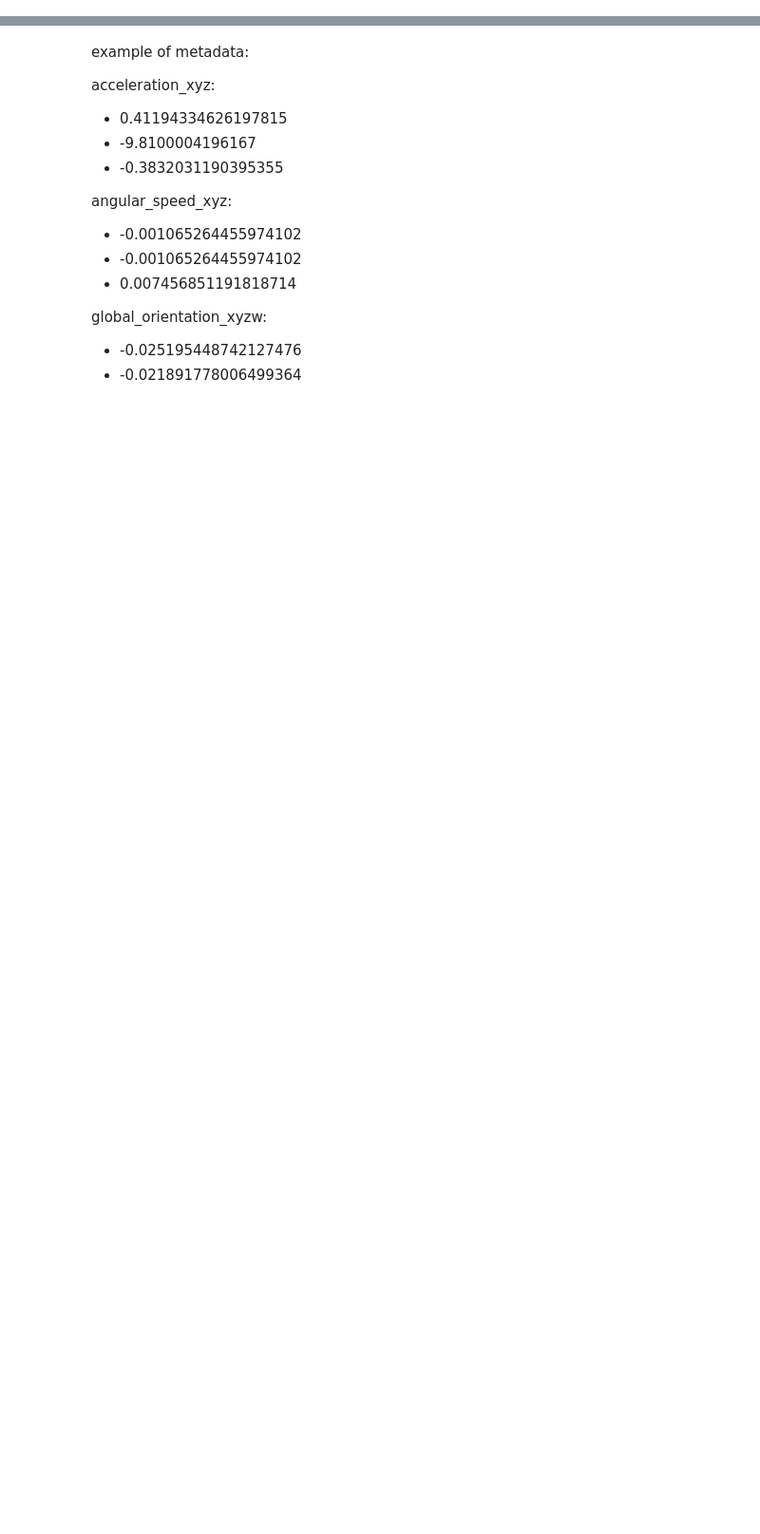
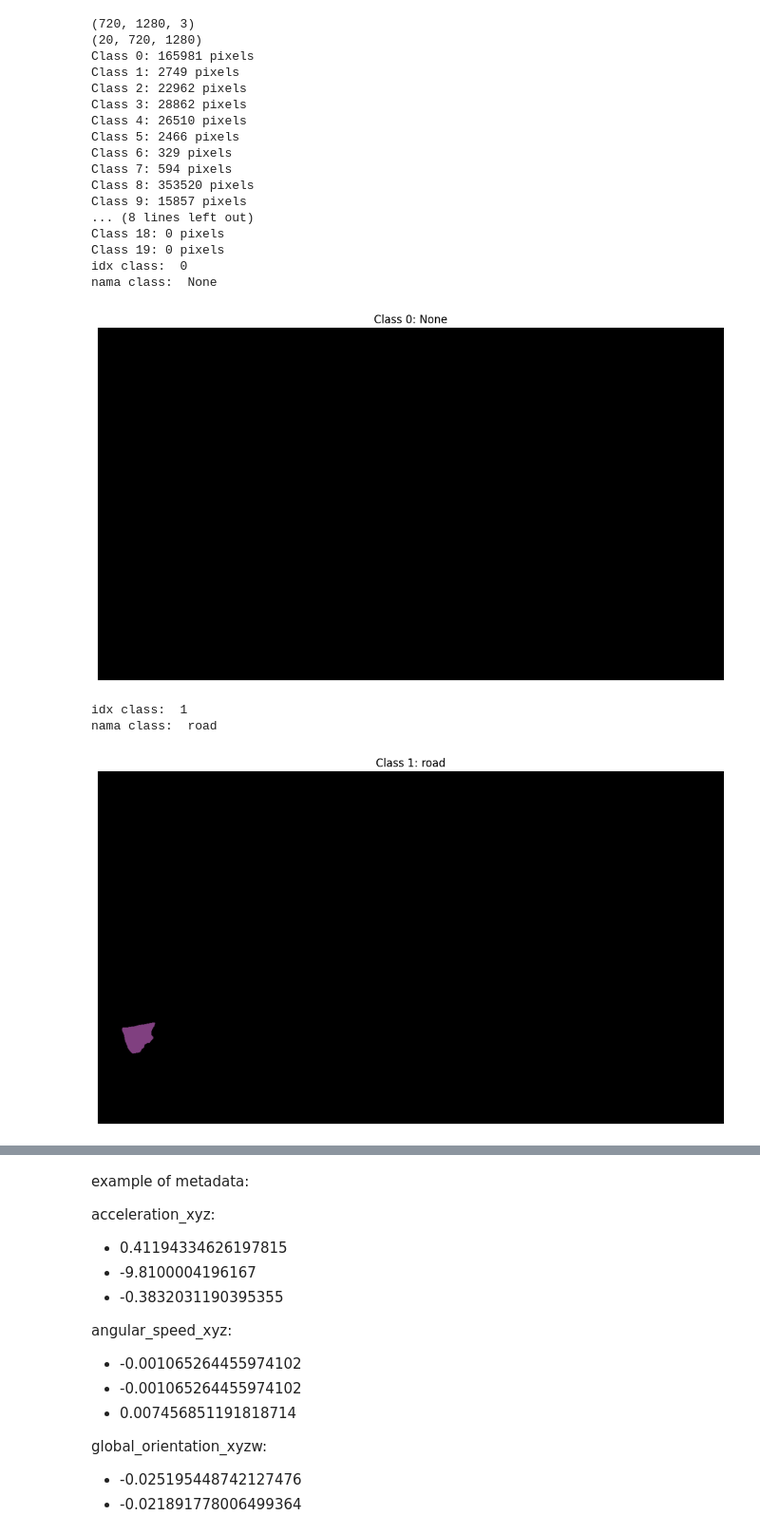
Before and after one commit to Lexciese/autodriving-experimental, a Jupyter notebook: experiment.ipynb, the cells around one changed output, grey strips where cells are left out. Shown at 95% size. Cells and saved outputs as stored; diff of their text form; code cells hidden in the pictures; blank space fills up the shorter version.

```diff
--- a/experiment.ipynb
+++ b/experiment.ipynb
@@ -81,0 +51,63 @@ m
+# %%
+img = f'{dir_rgb_seg_map}/{files[5]}.png'
+seg_img = cv2.imread(img)
+print(seg_img.shape)
+
+SEG_CLASSES = {
+        'colors'        :[[0, 0, 0], [128, 64, 128], [244, 35, 232], [70, 70, 70], [102, 102, 156],
+                        [190, 153, 153], [153, 153, 153], [250, 170, 30], [220, 220, 0],
+                        [107, 142, 35], [152, 251, 152], [70, 130, 180], [220, 20, 60],
+                        [255, 0, 0], [0, 0, 142], [0, 0, 70], [0, 60, 100],
+                        [0, 80, 100], [0, 0, 230], [119, 11, 32]],
+        'classes'       : ['None', 'road', 'sidewalk', 'building', 'wall',
+                            'fence', 'pole', 'traffic light', 'traffic sign',
+                            'vegetation', 'terrain', 'sky', 'person',
+                            'rider', 'car', 'truck', 'bus',
+                            'train', 'motorcycle', 'bicycle']
+    }
+
+seg_one_hot = cls2one_hot(seg_img, n_class=len(SEG_CLASSES['classes']))
+print(seg_one_hot.shape)
+
+for i in range(20):
+    print(f"Class {i}: {np.sum(seg_one_hot[i])} pixels")
+
+for i in range(seg_one_hot.shape[0]):  # shape[0] = 20 channels
+        print('idx class: ', i)
+        print('nama class: ', SEG_CLASSES['classes'][i])
+        img_class_r = seg_one_hot[i:i+1, :, :] * SEG_CLASSES['colors'][i][0]
+        img_class_g = seg_one_hot[i:i+1, :, :] * SEG_CLASSES['colors'][i][1]
+        img_class_b = seg_one_hot[i:i+1, :, :] * SEG_CLASSES['colors'][i][2]
+
+        # Transpose to (H, W, C) for imshow
+        img_class_rgb = np.concatenate([img_class_r, img_class_g, img_class_b], axis=0)
+        img_class_rgb = np.transpose(img_class_rgb, (1, 2, 0))
+
+        plt.figure(figsize=(10, 6))
+        plt.imshow(img_class_rgb.astype(np.uint8))
+        plt.title(f"Class {i}: {SEG_CLASSES['classes'][i]}")
+        plt.axis('off')
+        plt.tight_layout()
+        plt.show()
+# %% [output]
+(720, 1280, 3)
+(20, 720, 1280)
+Class 0: 165981 pixels
+Class 1: 2749 pixels
+Class 2: 22962 pixels
+Class 3: 28862 pixels
+Class 4: 26510 pixels
+Class 5: 2466 pixels
+Class 6: 329 pixels
+Class 7: 594 pixels
+Class 8: 353520 pixels
+Class 9: 15857 pixels
+... (8 lines left out)
+Class 18: 0 pixels
+Class 19: 0 pixels
+idx class:  0
+nama class:  None
+[figure, added]
+idx class:  1
+nama class:  road
+[figure, added]
```
Also changed, not shown: parts of 17 cells of this notebook.
